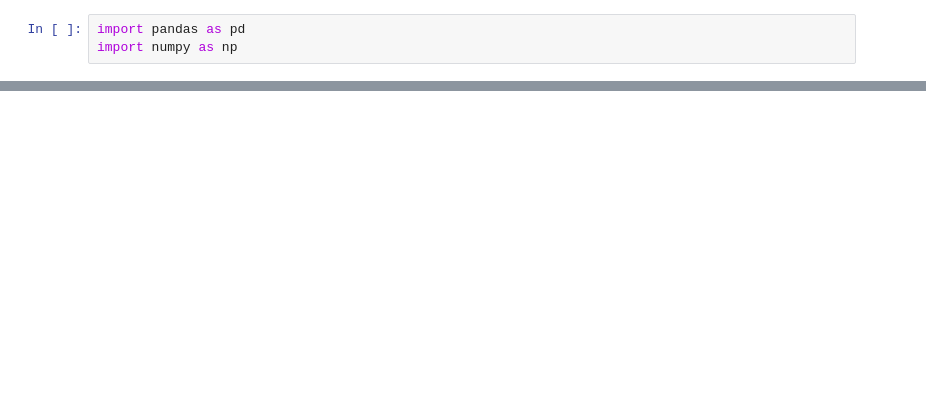
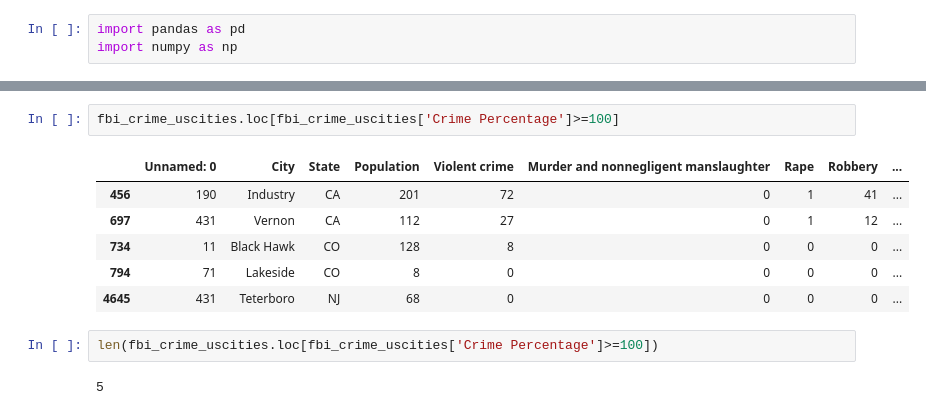
Before and after one commit to BloomTech-Labs/PT17_cityspire-d-ds, a Jupyter notebook: notebooks/crime_data/fbi_crime_us.ipynb, the cells around one changed output, grey strips where cells are left out. Cells and saved outputs as stored; diff of their text form; blank space fills up the shorter version.

```diff
--- a/notebooks/crime_data/fbi_crime_us.ipynb
+++ b/notebooks/crime_data/fbi_crime_us.ipynb
@@ -56,0 +119,13 @@ combined_csv.to_csv("fbi_crime_uscities.csv", index=False)
+# %%
+fbi_crime_uscities.loc[fbi_crime_uscities['Crime Percentage']>=100]
+# %% [output]
+|  | Unnamed: 0 | City | State | Population | Violent crime | Murder and nonnegligent manslaughter | Rape | Robbery | ... |
+| 456 | 190 | Industry | CA | 201 | 72 | 0 | 1 | 41 | ... |
+| 697 | 431 | Vernon | CA | 112 | 27 | 0 | 1 | 12 | ... |
+| 734 | 11 | Black Hawk | CO | 128 | 8 | 0 | 0 | 0 | ... |
+| 794 | 71 | Lakeside | CO | 8 | 0 | 0 | 0 | 0 | ... |
+| 4645 | 431 | Teterboro | NJ | 68 | 0 | 0 | 0 | 0 | ... |
+# %%
+len(fbi_crime_uscities.loc[fbi_crime_uscities['Crime Percentage']>=100])
+# %% [output]
+5
```
Also changed, not shown: parts of 24 cells of this notebook, 2 other files.
